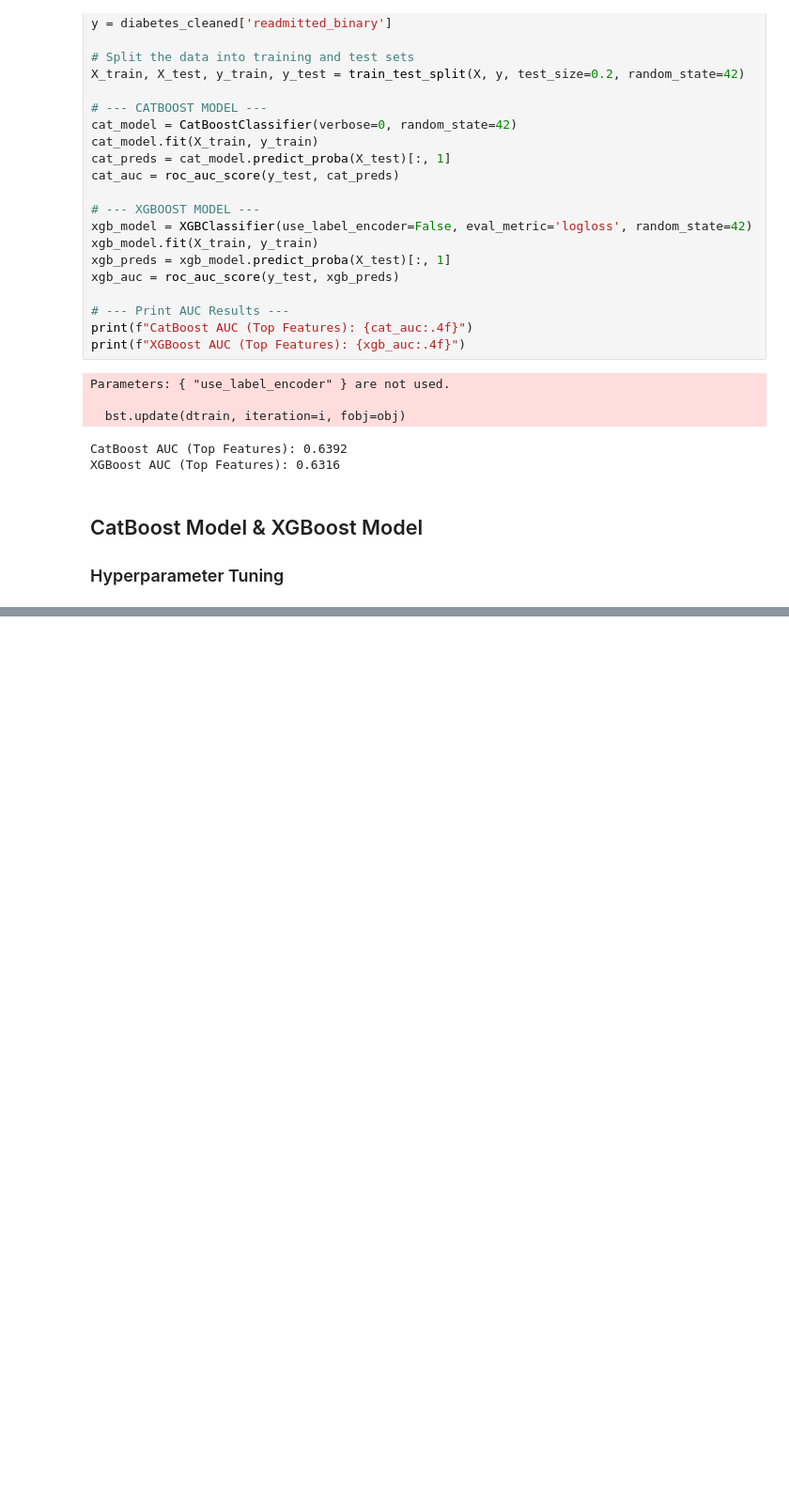
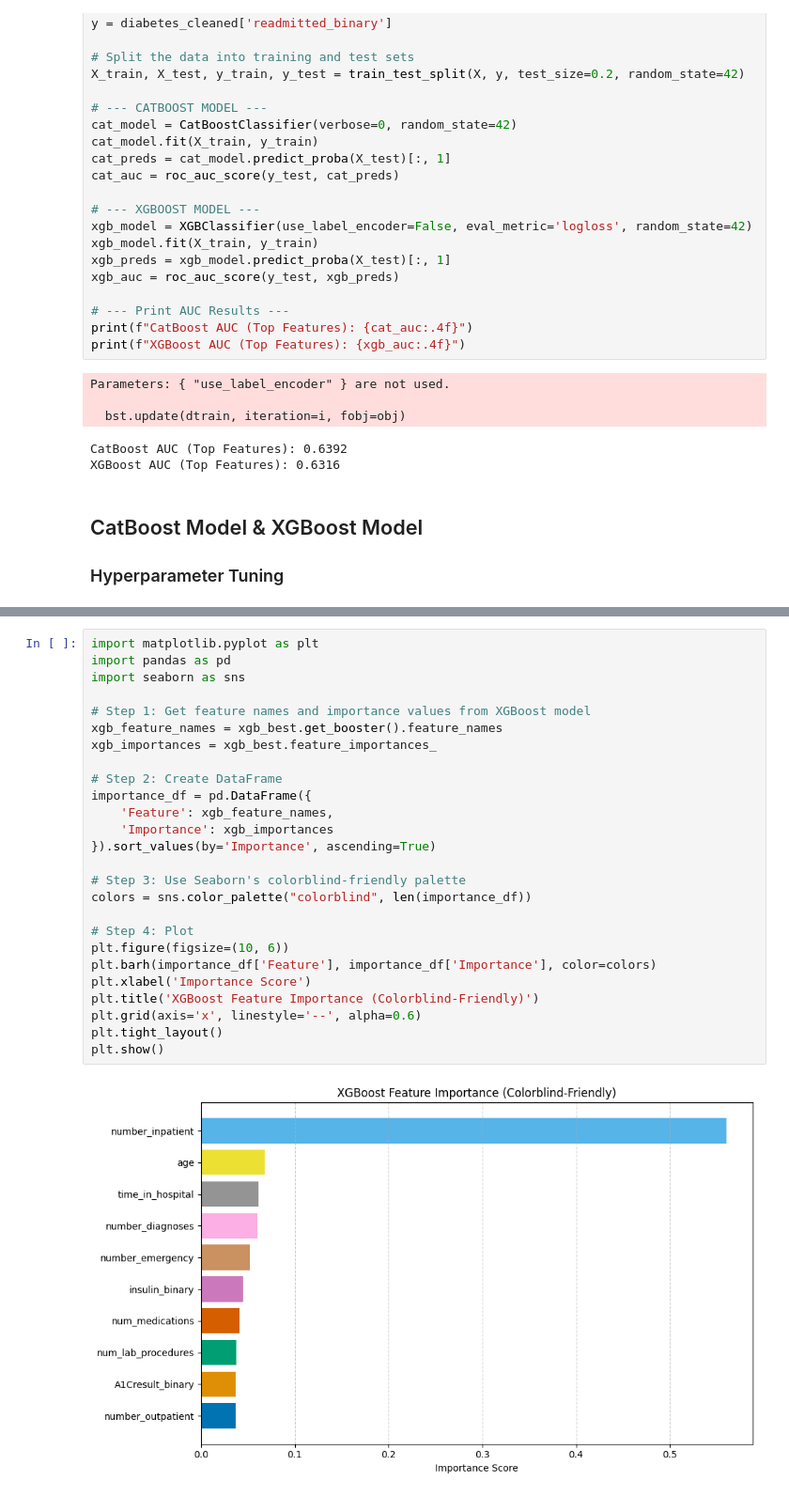
Before and after one commit to amen-hussain/SP25-Project, a Jupyter notebook: ML/ML2.ipynb, the cells around one changed output, grey strips where cells are left out. Shown at 94% size. Cells and saved outputs as stored; diff of their text form; blank space fills up the shorter version.

```diff
--- a/ML/ML2.ipynb
+++ b/ML/ML2.ipynb
@@ -473,0 +500,28 @@ Best XGBoost Params: {'subsample': 0.8, 'n_estimators': 300, 'max_depth': 5, 'le
+# %%
+import matplotlib.pyplot as plt
+import pandas as pd
+import seaborn as sns
+
+# Step 1: Get feature names and importance values from XGBoost model
+xgb_feature_names = xgb_best.get_booster().feature_names
+xgb_importances = xgb_best.feature_importances_
+
+# Step 2: Create DataFrame
+importance_df = pd.DataFrame({
+    'Feature': xgb_feature_names,
+    'Importance': xgb_importances
+}).sort_values(by='Importance', ascending=True)
+
+# Step 3: Use Seaborn's colorblind-friendly palette
+colors = sns.color_palette("colorblind", len(importance_df))
+
+# Step 4: Plot
+plt.figure(figsize=(10, 6))
+plt.barh(importance_df['Feature'], importance_df['Importance'], color=colors)
+plt.xlabel('Importance Score')
+plt.title('XGBoost Feature Importance (Colorblind-Friendly)')
+plt.grid(axis='x', linestyle='--', alpha=0.6)
+plt.tight_layout()
+plt.show()
+# %% [output]
+[figure, added]
```
Also changed, not shown: parts of 3 cells of this notebook, 4 other files.
